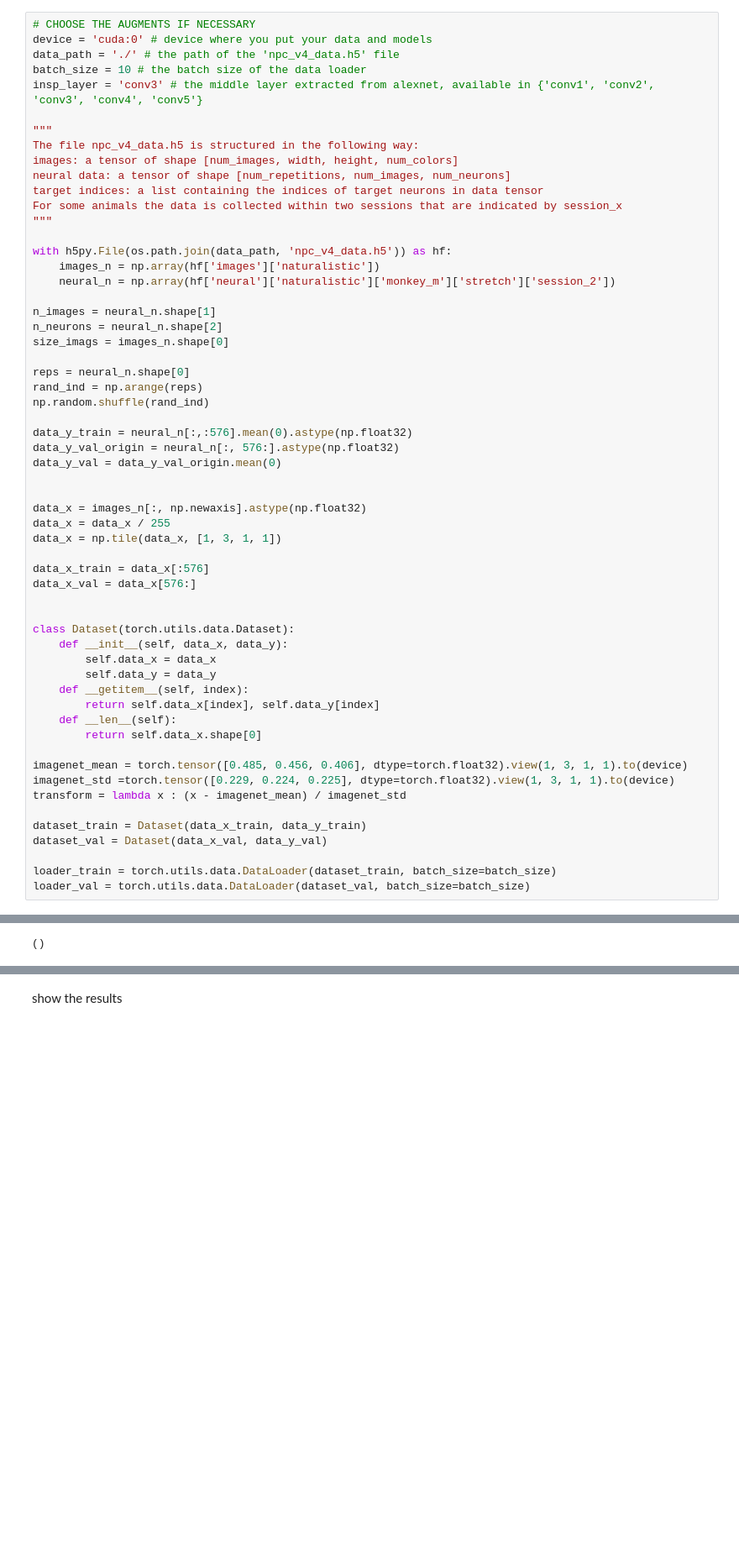
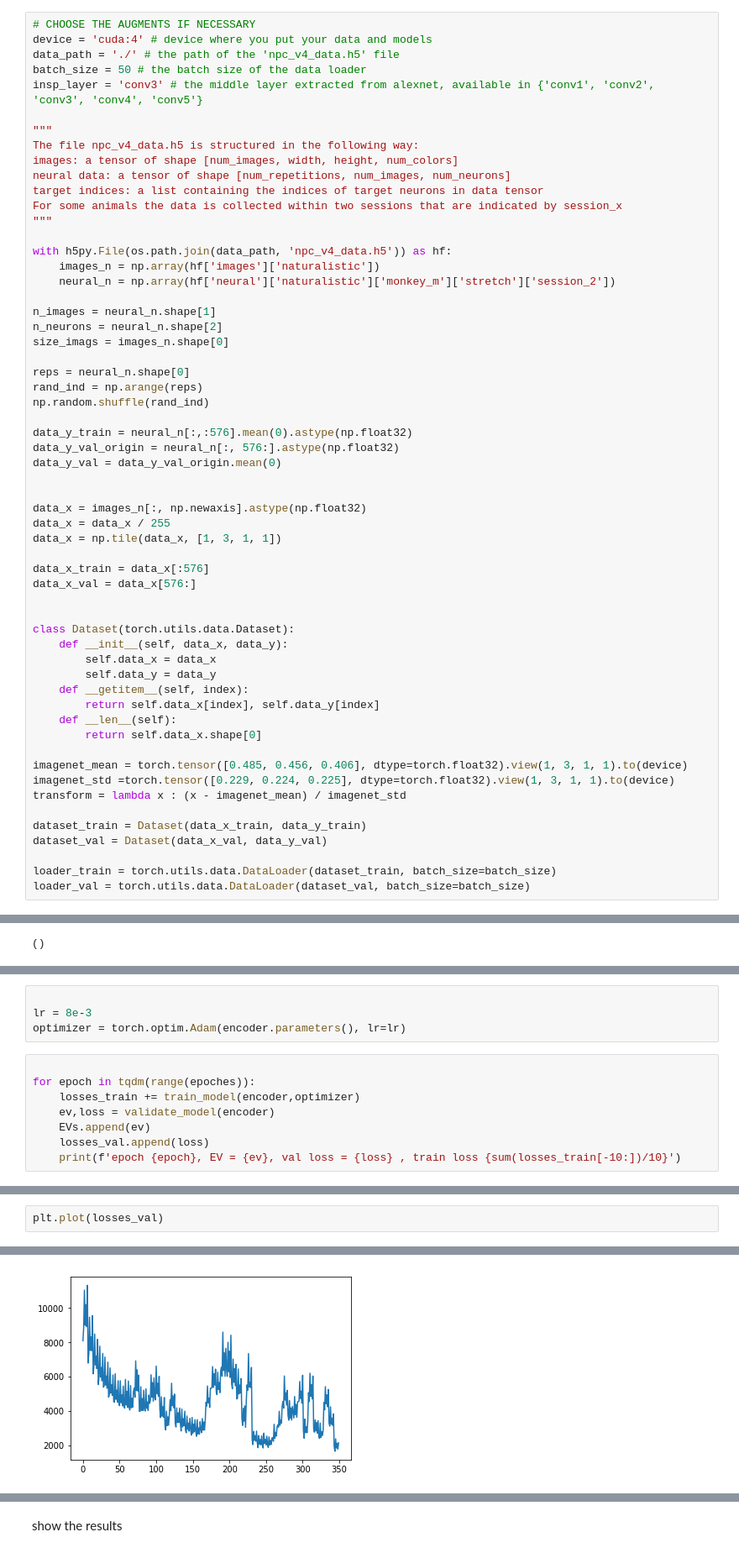
Before and after one commit to hamzakeurti/neural-control, a Jupyter notebook: codes/prob1_for_student.ipynb, the cells around one changed output, grey strips where cells are left out. Shown at 84% size. Drawn from its saved outputs; the diff is of its cells as text; blank space fills up the shorter version.

```diff
--- a/codes/prob1_for_student.ipynb
+++ b/codes/prob1_for_student.ipynb
@@ -20,9 +20,9 @@ import matplotlib.pyplot as plt
 prepare data
 # %%
 # CHOOSE THE AUGMENTS IF NECESSARY
-device = 'cuda:0' # device where you put your data and models
+device = 'cuda:4' # device where you put your data and models
 data_path = './' # the path of the 'npc_v4_data.h5' file
-batch_size = 10 # the batch size of the data loader
+batch_size = 50 # the batch size of the data loader
 insp_layer = 'conv3' # the middle layer extracted from alexnet, available in {'conv1', 'conv2', 'conv3', 'conv4', 'conv5'}
 
 """
@@ -182,0 +205,12 @@ K = torch.tensor([
+# %%
+
+lr = 8e-3
+optimizer = torch.optim.Adam(encoder.parameters(), lr=lr)
+# %%
+
+for epoch in tqdm(range(epoches)):
+    losses_train += train_model(encoder,optimizer)
+    ev,loss = validate_model(encoder)
+    EVs.append(ev)
+    losses_val.append(loss)
+    print(f'epoch {epoch}, EV = {ev}, val loss = {loss} , train loss {sum(losses_train[-10:])/10}')
@@ -182,0 +251,3 @@ K = torch.tensor([
+# %%
+plt.plot(losses_val)
+# %% [output]
@@ -182,0 +255 @@ K = torch.tensor([
+[figure, added]
```
Also changed, not shown: parts of 17 cells of this notebook.
